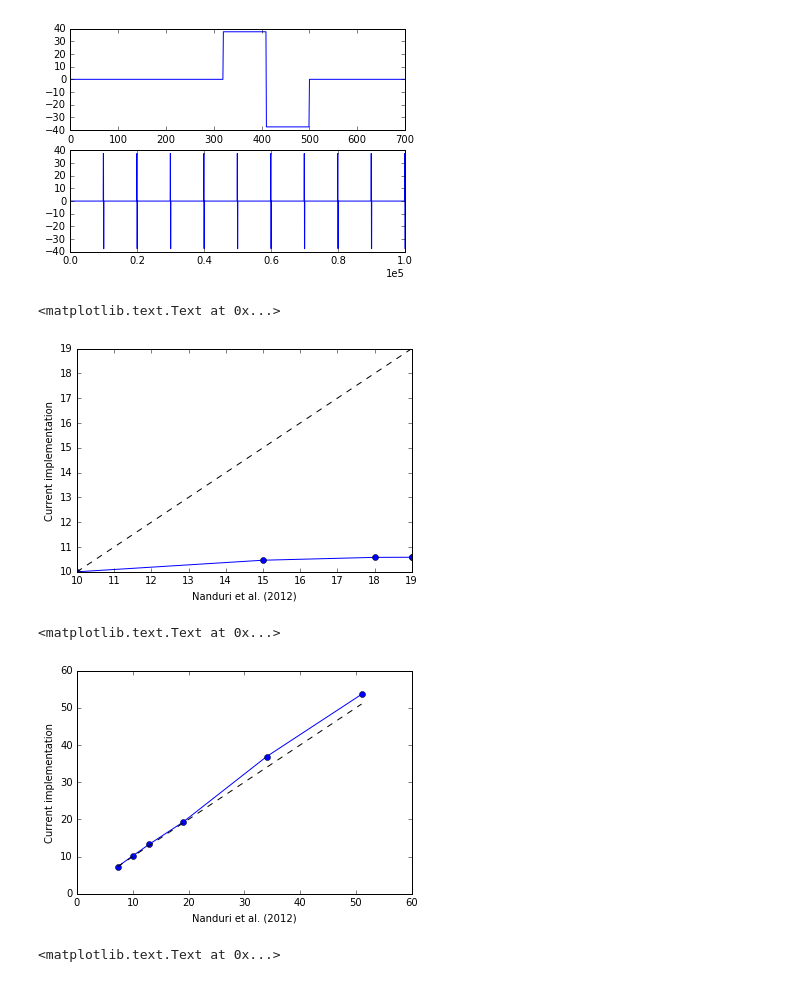
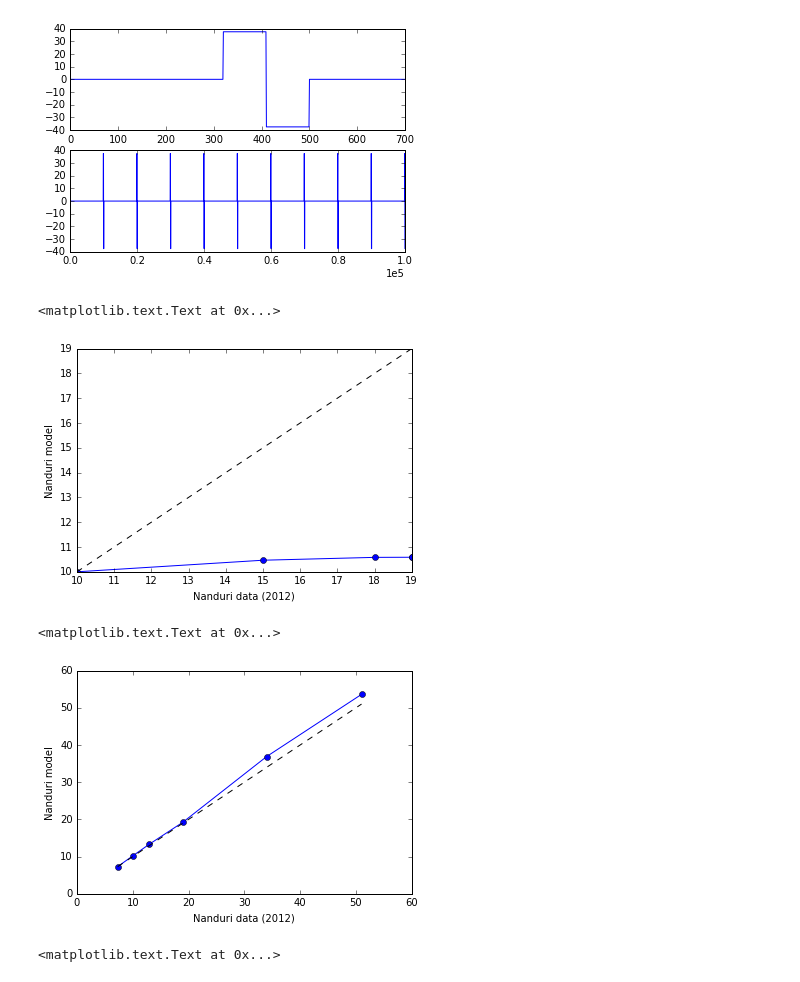
Before and after one commit to mbeyeler/pulse2percept, a Jupyter notebook: examples/notebooks/1.1-mb-exp-nanduri2012-fix.ipynb, the cells around one changed output. Cells and saved outputs as stored; diff of their text form; code cells hidden in the pictures.

```diff
--- a/examples/notebooks/1.1-mb-exp-nanduri2012-fix.ipynb
+++ b/examples/notebooks/1.1-mb-exp-nanduri2012-fix.ipynb
@@ -40,23 +40,23 @@ plt.plot(pulse_train.data)
 # %%
 # Run the model on these values and compare model output vs. Nanduri data.
 # Amplitude is way off...
 B = []
 for ampl in all_amps:
     R4 = tm.model_cascade(get_pulse_train(20, ampl), dojit=True)
     B.append(R4.data.max())
 B = np.array(B)
 
 # Perhaps values are just off by some scaling factor.
 # Therefore, normalize so first value is B=10...
 scale = B[0] / out_amps[0]
 
 plt.plot(out_amps, B / scale, 'o-')
 plt.plot([out_amps[0], out_amps[-1]], [out_amps[0], out_amps[-1]], '--k')
-plt.xlabel('Nanduri et al. (2012)')
-plt.ylabel('Current implementation')
+plt.xlabel('Nanduri data (2012)')
+plt.ylabel('Nanduri model')
 # %% [output]
 <matplotlib.text.Text at 0x...>
-[figure, old version]
+[figure, new version]
 # %%
 # Run the model on these values and compare model output vs. Nanduri data.
 # Frequency plot is a good match.
@@ -70,11 +70,11 @@ scale = B[0] / out_freqs[0]
 
 plt.plot(out_freqs, B / scale, 'o-')
 plt.plot([out_freqs[0], out_freqs[-1]], [out_freqs[0], out_freqs[-1]], '--k')
-plt.xlabel('Nanduri et al. (2012)')
-plt.ylabel('Current implementation')
+plt.xlabel('Nanduri data (2012)')
+plt.ylabel('Nanduri model')
 # %% [output]
 <matplotlib.text.Text at 0x...>
-[figure, old version]
+[figure, new version]
 # %%
 old_scale = []
 for ampl in all_amps:
```
Also changed, not shown: parts of 5 cells of this notebook.
